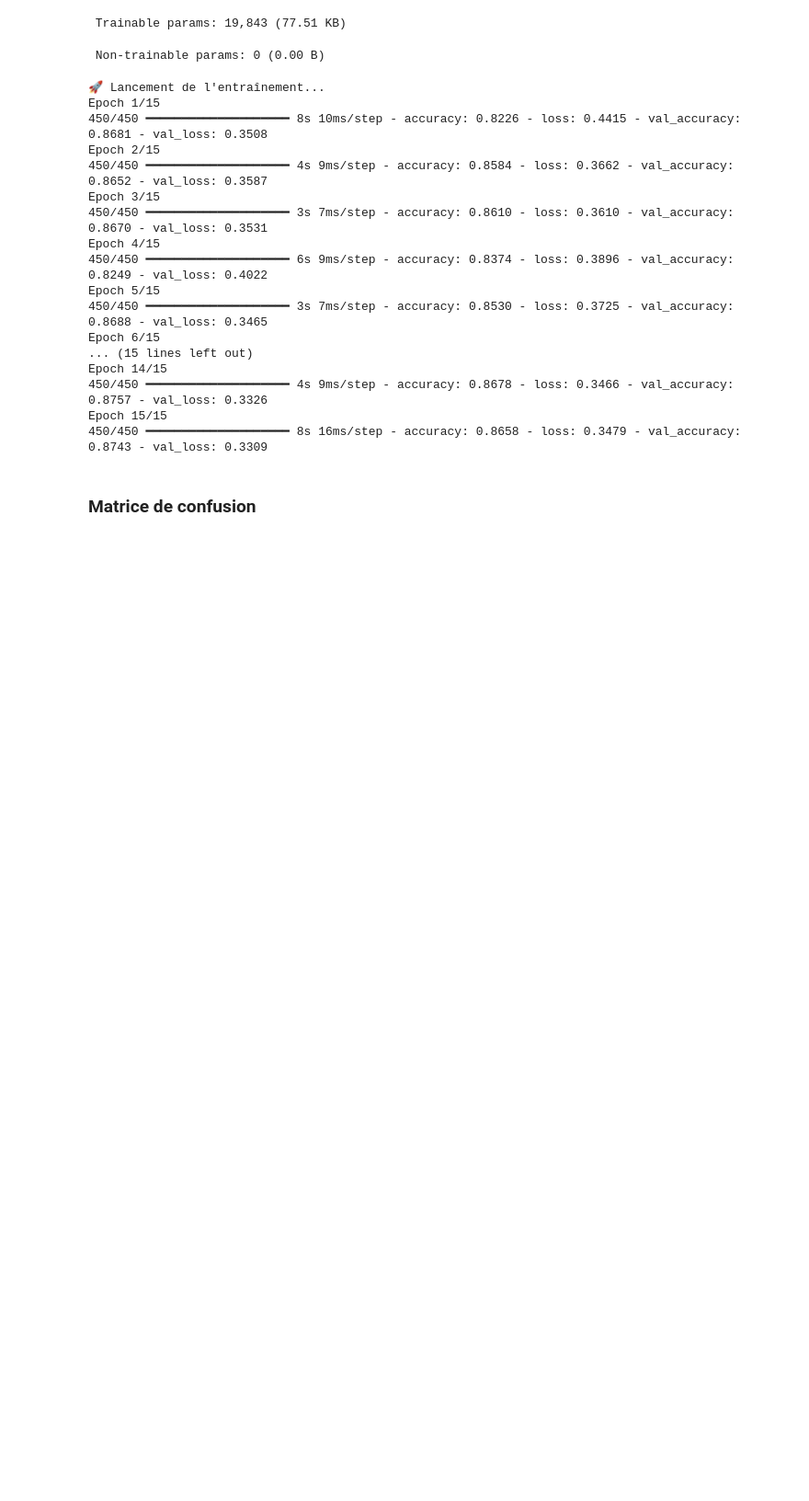
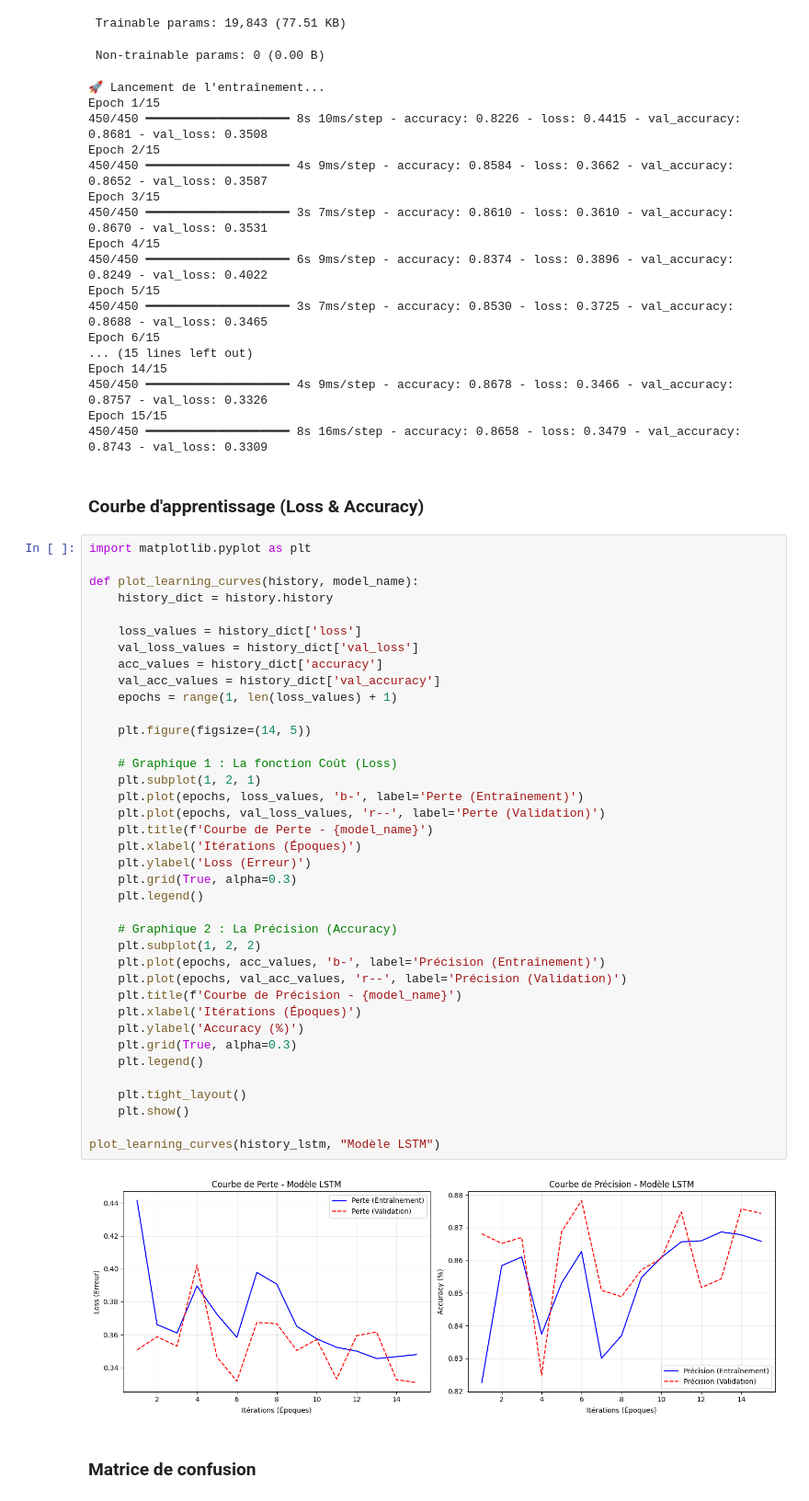
Before and after one commit to babycrashdev/m1_ia, a Jupyter notebook: Projet_ia.ipynb, the cells around one changed output. Shown at 92% size. Drawn from its saved outputs; the diff is of its cells as text; blank space fills up the shorter version.

Commit message:
Ajout Courbe d'apprentissage

```diff
--- a/Projet_ia.ipynb
+++ b/Projet_ia.ipynb
@@ -222,6 +222,48 @@ Epoch 14/15
 450/450 ━━━━━━━━━━━━━━━━━━━━ 4s 9ms/step - accuracy: 0.8678 - loss: 0.3466 - val_accuracy: 0.8757 - val_loss: 0.3326
 Epoch 15/15
 450/450 ━━━━━━━━━━━━━━━━━━━━ 8s 16ms/step - accuracy: 0.8658 - loss: 0.3479 - val_accuracy: 0.8743 - val_loss: 0.3309
+# %% [markdown]
+### Courbe d'apprentissage (Loss & Accuracy)
+# %%
+import matplotlib.pyplot as plt
+
+def plot_learning_curves(history, model_name):
+    history_dict = history.history
+
+    loss_values = history_dict['loss']
+    val_loss_values = history_dict['val_loss']
+    acc_values = history_dict['accuracy']
+    val_acc_values = history_dict['val_accuracy']
+    epochs = range(1, len(loss_values) + 1)
+
+    plt.figure(figsize=(14, 5))
+
+    # Graphique 1 : La fonction Coût (Loss)
+    plt.subplot(1, 2, 1)
+    plt.plot(epochs, loss_values, 'b-', label='Perte (Entraînement)')
+    plt.plot(epochs, val_loss_values, 'r--', label='Perte (Validation)')
+    plt.title(f'Courbe de Perte - {model_name}')
+    plt.xlabel('Itérations (Époques)')
+    plt.ylabel('Loss (Erreur)')
+    plt.grid(True, alpha=0.3)
+    plt.legend()
+
+    # Graphique 2 : La Précision (Accuracy)
+    plt.subplot(1, 2, 2)
+    plt.plot(epochs, acc_values, 'b-', label='Précision (Entraînement)')
+    plt.plot(epochs, val_acc_values, 'r--', label='Précision (Validation)')
+    plt.title(f'Courbe de Précision - {model_name}')
+    plt.xlabel('Itérations (Époques)')
+    plt.ylabel('Accuracy (%)')
+    plt.grid(True, alpha=0.3)
+    plt.legend()
+
+    plt.tight_layout()
+    plt.show()
+
+plot_learning_curves(history_lstm, "Modèle LSTM")
+# %% [output]
+[figure, added]
 # %% [markdown]
 ### Matrice de confusion
 # %%
```
Also changed, not shown: parts of 7 cells of this notebook.
